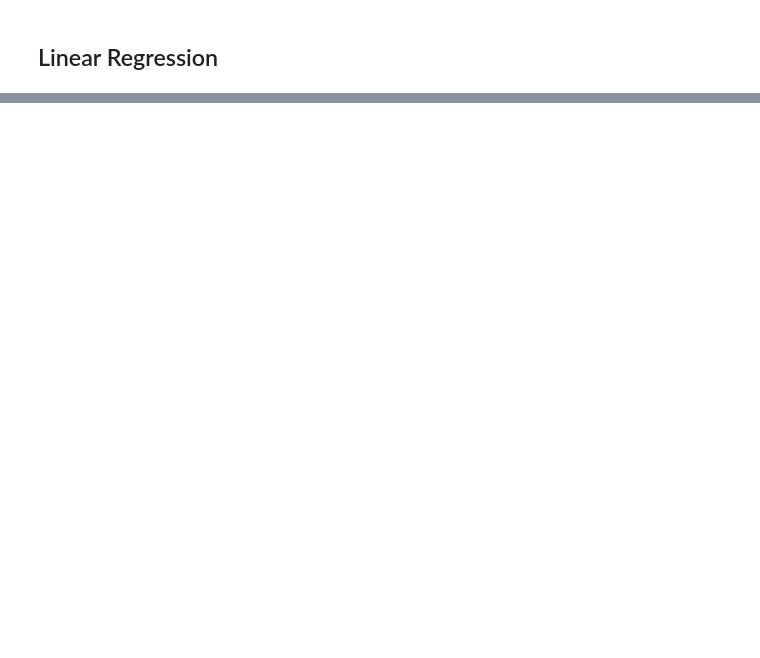
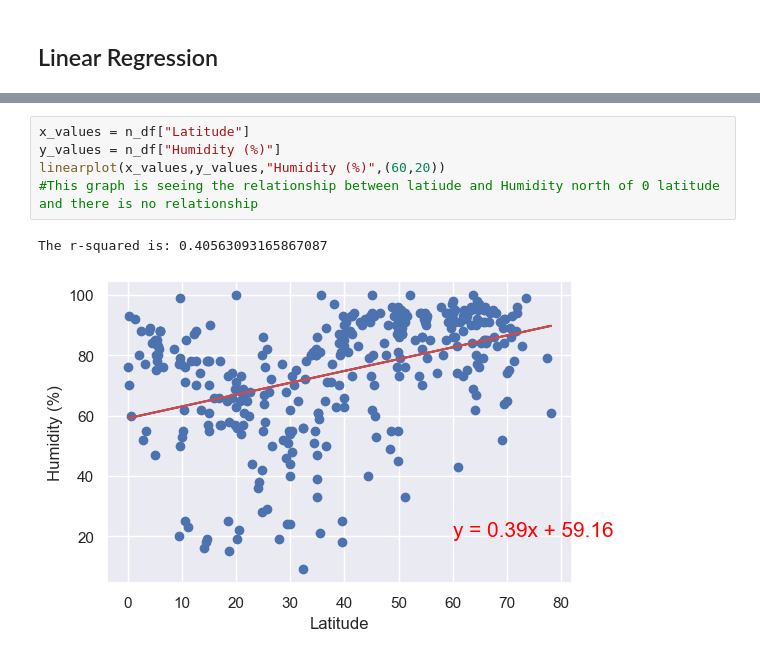
Before and after one commit to Shockman1000/Unit-6, a Jupyter notebook: WeatherPy.ipynb, the cells around one changed output, grey strips where cells are left out. Cells and saved outputs as stored; diff of their text form; blank space fills up the shorter version.

```diff
--- a/WeatherPy.ipynb
+++ b/WeatherPy.ipynb
@@ -199,0 +270,8 @@ None
+# %%
+x_values = n_df["Latitude"]
+y_values = n_df["Humidity (%)"]
+linearplot(x_values,y_values,"Humidity (%)",(60,20))
+#This graph is seeing the relationship between latiude and Humidity north of 0 latitude and there is no relationship
+# %% [output]
+The r-squared is: 0.40563093165867087
+[figure, added]
```
Also changed, not shown: parts of 16 cells of this notebook, 6 other files.
